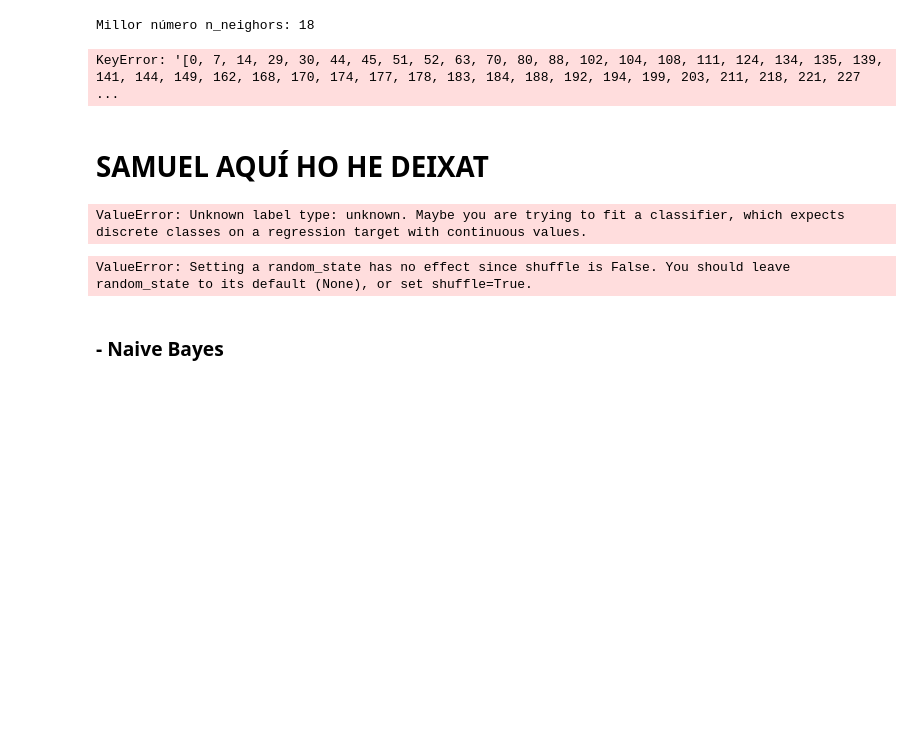
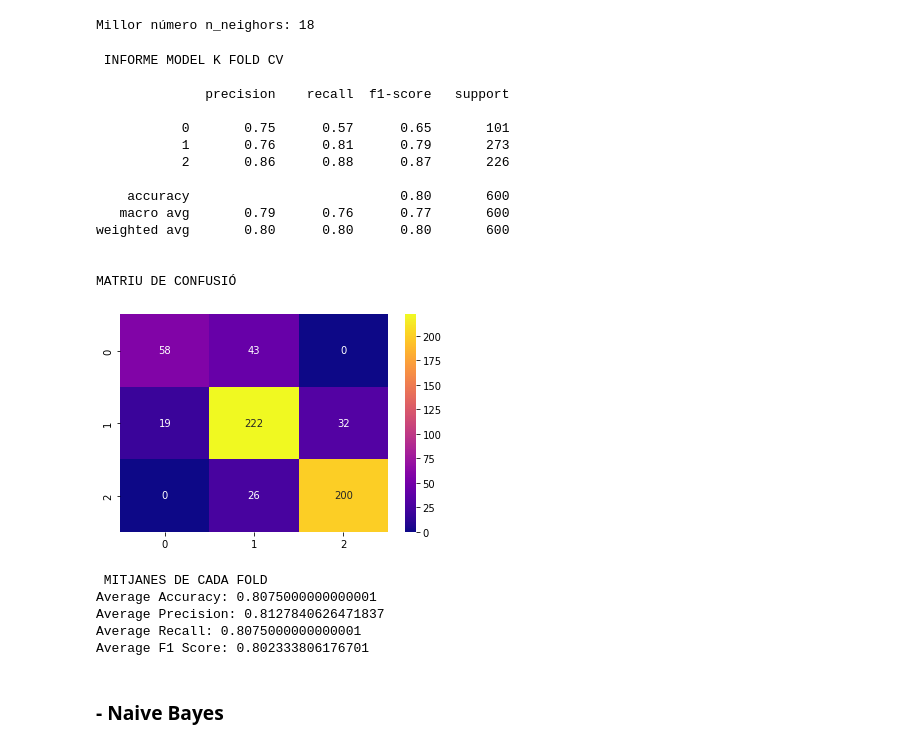
Before and after one commit to PauRF03/practica-MIDA, a Jupyter notebook: Preprocessing.ipynb, the cells around one changed output. Cells and saved outputs as stored; diff of their text form; code cells hidden in the pictures; blank space fills up the shorter version.

```diff
--- a/Preprocessing.ipynb
+++ b/Preprocessing.ipynb
@@ -494,40 +494,57 @@ f1_scores = []
 # K-Fold Cross-Validation
 for train_index, test_index in kf.split(X_train_full, y_train_full):
     X_train, X_val = X_train_full[train_index], X_train_full[test_index]
-    y_train, y_val = y_train_full[train_index], y_train_full[test_index]
+    y_train, y_val = y_train_full.iloc[train_index], y_train_full.iloc[test_index]
 
     #Model amb el nombre n_neighbors millor trobat
     model = KNeighborsClassifier(n_neighbors=grid_search.best_params_['n_neighbors'])
 
     model.fit(X_train, y_train)
     y_pred = model.predict(X_val) #Prediccio per cada fold
 
     # Calculate metrics
     accuracies.append(accuracy_score(y_val, y_pred))
     precisions.append(precision_score(y_val, y_pred, average='weighted'))
     recalls.append(recall_score(y_val, y_pred, average='weighted'))
     f1_scores.append(f1_score(y_val, y_pred, average='weighted'))
 
 #Fer Prediccions de les dades
 final_pred = model.predict(X_test)
 
 print('\n INFORME MODEL K FOLD CV \n')
 print(classification_report(y_test, final_pred))
 
 #matriu de confusió
 cm = confusion_matrix(y_test, final_pred)
 print("\nMATRIU DE CONFUSIÓ ")
 plt.figure(figsize=(6, 4))
 sns.heatmap(cm, annot=True, fmt="d", cmap="plasma")
 plt.show()
 
 # Mitjanes de les k cross-validation
 print("\n MITJANES DE CADA FOLD ")
 print(f"Average Accuracy: {sum(accuracies) / len(accuracies)}")
 print(f"Average Precision: {sum(precisions) / len(precisions)}")
 print(f"Average Recall: {sum(recalls) / len(recalls)}")
 print(f"Average F1 Score: {sum(f1_scores) / len(f1_scores)}")
 # %% [output]
-KeyError: '[0, 7, 14, 29, 30, 44, 45, 51, 52, 63, 70, 80, 88, 102, 104, 108, 111, 124, 134, 135, 139, 141, 144, 149, 162, 168, 170, 174, 177, 178, 183, 184, 188, 192, 194, 199, 203, 211, 218, 221, 227 ...
+ INFORME MODEL K FOLD CV
+
+              precision    recall  f1-score   support
+
+           0       0.75      0.57      0.65       101
+           1       0.76      0.81      0.79       273
+           2       0.86      0.88      0.87       226
+
+    accuracy                           0.80       600
+   macro avg       0.79      0.76      0.77       600
+weighted avg       0.80      0.80      0.80       600
+
+
+MATRIU DE CONFUSIÓ
+[figure, added]
+ MITJANES DE CADA FOLD
+Average Accuracy: 0.8075000000000001
+Average Precision: 0.8127840626471837
+Average Recall: 0.8075000000000001
+Average F1 Score: 0.802333806176701
-# %% [markdown]
-# <b>SAMUEL AQUÍ HO HE DEIXAT</b>
@@ -575,27 +551,3 @@ print(grid_search.best_params_['max_depth'])
-# %%
-split_ratios = [(0.6, 0.2), (0.7, 0.15), (0.8, 0.1)]
-results = []
-for train_ratio, val_ratio in split_ratios:
-    X_train, X_temp, y_train, y_temp = train_test_split(X, data, test_size=1-train_ratio, random_state=42)
-    X_val, X_test, y_val, y_test = train_test_split(X_temp, y_temp, test_size=val_ratio/(val_ratio + (1 - train_ratio - val_ratio)), random_state=42)
-
-    model = DecisionTreeClassifier()
-    model.fit(X_train, y_train)
-
-    val_accuracy = accuracy_score(y_val, model.predict(X_val))
-    test_accuracy = accuracy_score(y_test, model.predict(X_test))
-
-    results.append({'train_ratio': train_ratio, 'val_ratio': val_ratio, 'val_accuracy': val_accuracy, 'test_accuracy': test_accuracy})
-# %% [output]
-ValueError: Unknown label type: unknown. Maybe you are trying to fit a classifier, which expects discrete classes on a regression target with continuous values.
-# %%
-cv = StratifiedKFold(n_splits=10, random_state=1)
-
-gnb = GaussianNB()
-cv_scores = cross_val_score(gnb,X=X,y=y,cv=cv)
-np.mean(cv_scores)
-# %% [output]
-ValueError: Setting a random_state has no effect since shuffle is False. You should leave random_state to its default (None), or set shuffle=True.
 # %% [markdown]
 ### - Naive Bayes
 # %%
```
Also changed, not shown: parts of 43 cells of this notebook.
